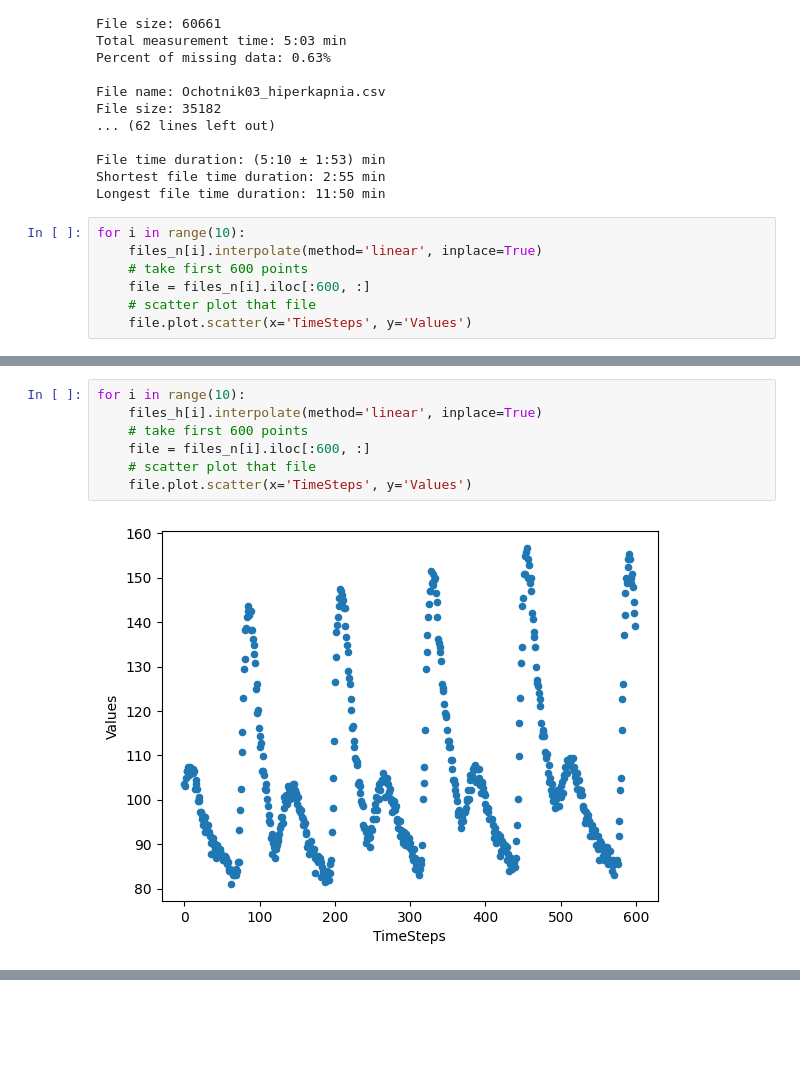
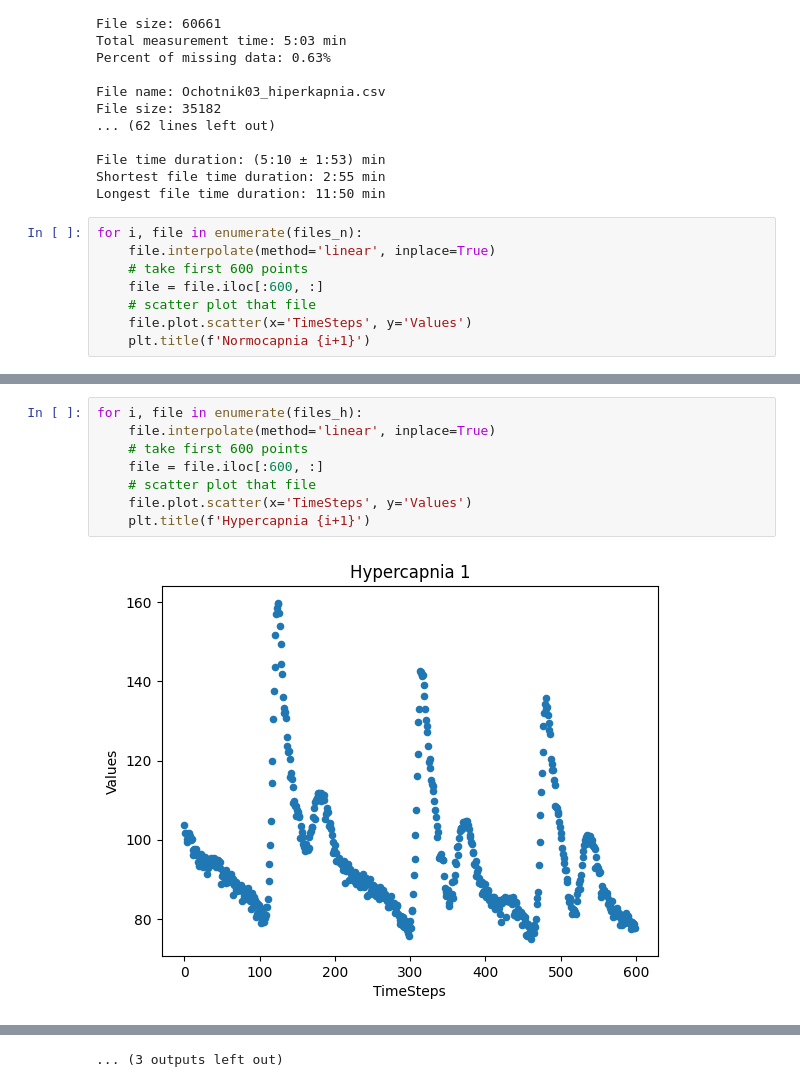
Before and after one commit to IgnacyBerent/BrainLab, a Jupyter notebook: data_preview.ipynb, the cells around one changed output, grey strips where cells are left out. Saved outputs shown, nothing was run; the diff lists cells and outputs as text; blank space fills up the shorter version.

```diff
--- a/data_preview.ipynb
+++ b/data_preview.ipynb
@@ -63,10 +64,11 @@ File time duration: (5:10 ± 1:53) min
 Shortest file time duration: 2:55 min
 Longest file time duration: 11:50 min
 # %%
-for i in range(10):
-    files_n[i].interpolate(method='linear', inplace=True)
+for i, file in enumerate(files_n):
+    file.interpolate(method='linear', inplace=True)
     # take first 600 points
-    file = files_n[i].iloc[:600, :]
+    file = file.iloc[:600, :]
     # scatter plot that file
     file.plot.scatter(x='TimeSteps', y='Values')
+    plt.title(f'Normocapnia {i+1}')
 # %% [output]
@@ -83,9 +88,10 @@ for i in range(10):
 # %%
-for i in range(10):
-    files_h[i].interpolate(method='linear', inplace=True)
+for i, file in enumerate(files_h):
+    file.interpolate(method='linear', inplace=True)
     # take first 600 points
-    file = files_n[i].iloc[:600, :]
+    file = file.iloc[:600, :]
     # scatter plot that file
     file.plot.scatter(x='TimeSteps', y='Values')
+    plt.title(f'Hypercapnia {i+1}')
 # %% [output]
-[figure, old version]
+[figure, new version]
@@ -100,0 +109 @@ for i in range(10):
+... (3 outputs left out)
```
Also changed, not shown: parts of 11 cells of this notebook, 1 other file.
